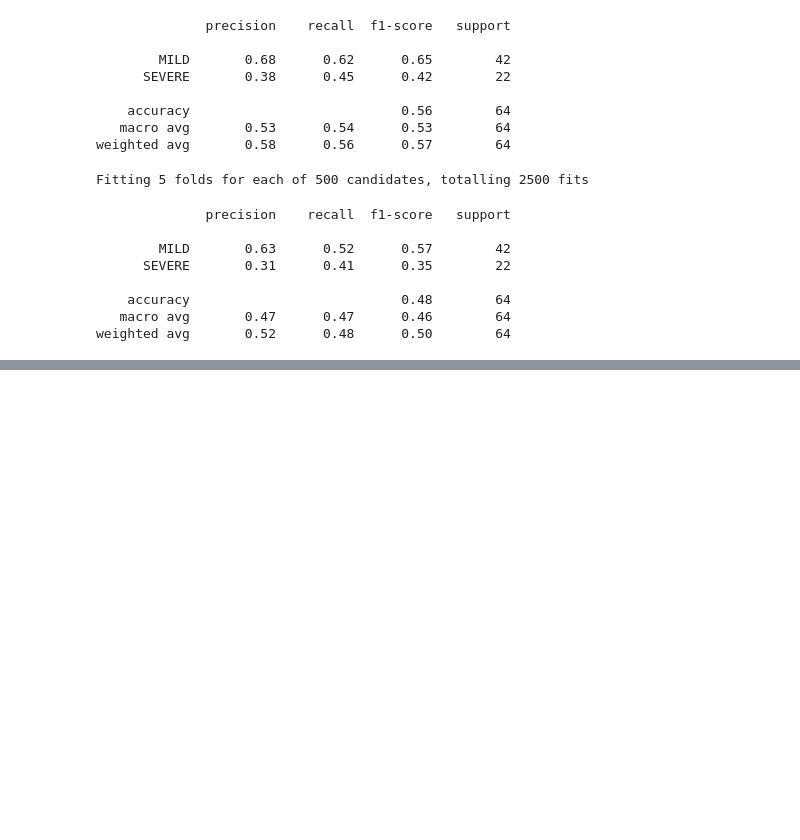
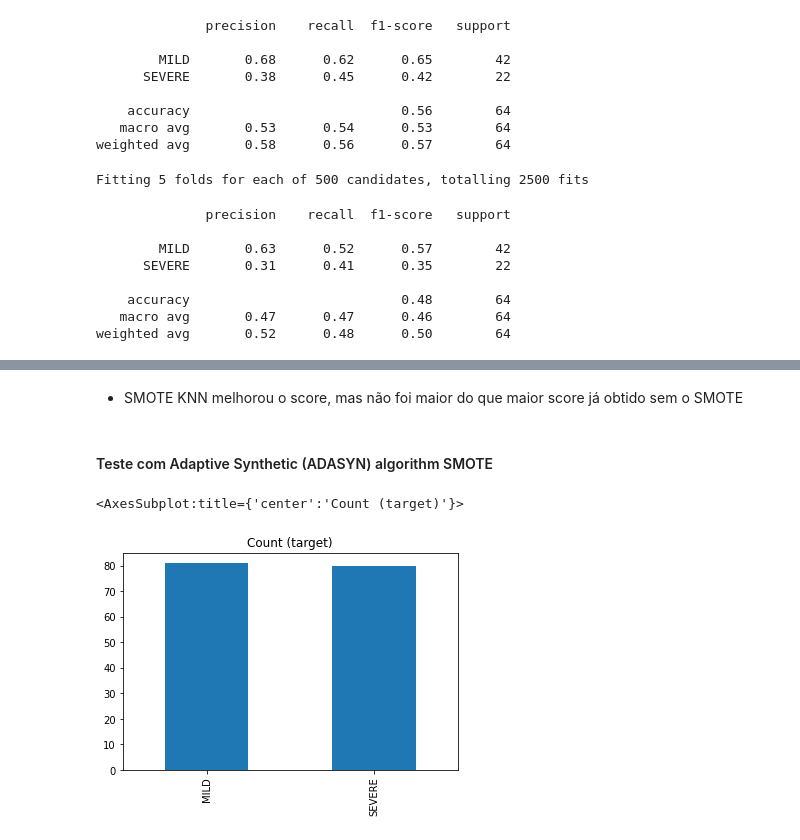
Before and after one commit to LCLazari/MAC5832_prognostico_covid, a Jupyter notebook: 3-model-lgbm-optuna-randomsearch.ipynb, the cells around one changed output, grey strips where cells are left out. Saved outputs shown, nothing was run; the diff lists cells and outputs as text; code cells hidden in the pictures; blank space fills up the shorter version.

```diff
--- a/3-model-lgbm-optuna-randomsearch.ipynb
+++ b/3-model-lgbm-optuna-randomsearch.ipynb
@@ -785,0 +1257,15 @@ weighted avg       0.52      0.48      0.50        64
+# %% [markdown]
+* SMOTE KNN melhorou o score, mas não foi maior do que maior score já obtido sem o SMOTE
+# %% [markdown]
+#### Teste com Adaptive Synthetic (ADASYN) algorithm SMOTE
+# %%
+smoteADA = ADASYN(sampling_strategy ='minority', n_jobs=-1)
+X_sm_ADA, y_sm_ADA = smoteADA.fit_resample(X[features], y)
+# %%
+df = pd.DataFrame(X_sm_ADA, columns=features)
+df['target'] = y_sm_ADA
+
+df['target'].value_counts().plot(kind='bar', title='Count (target)')
+# %% [output]
+<AxesSubplot:title={'center':'Count (target)'}>
+[figure, added]
```
Also changed, not shown: parts of 70 cells of this notebook.
